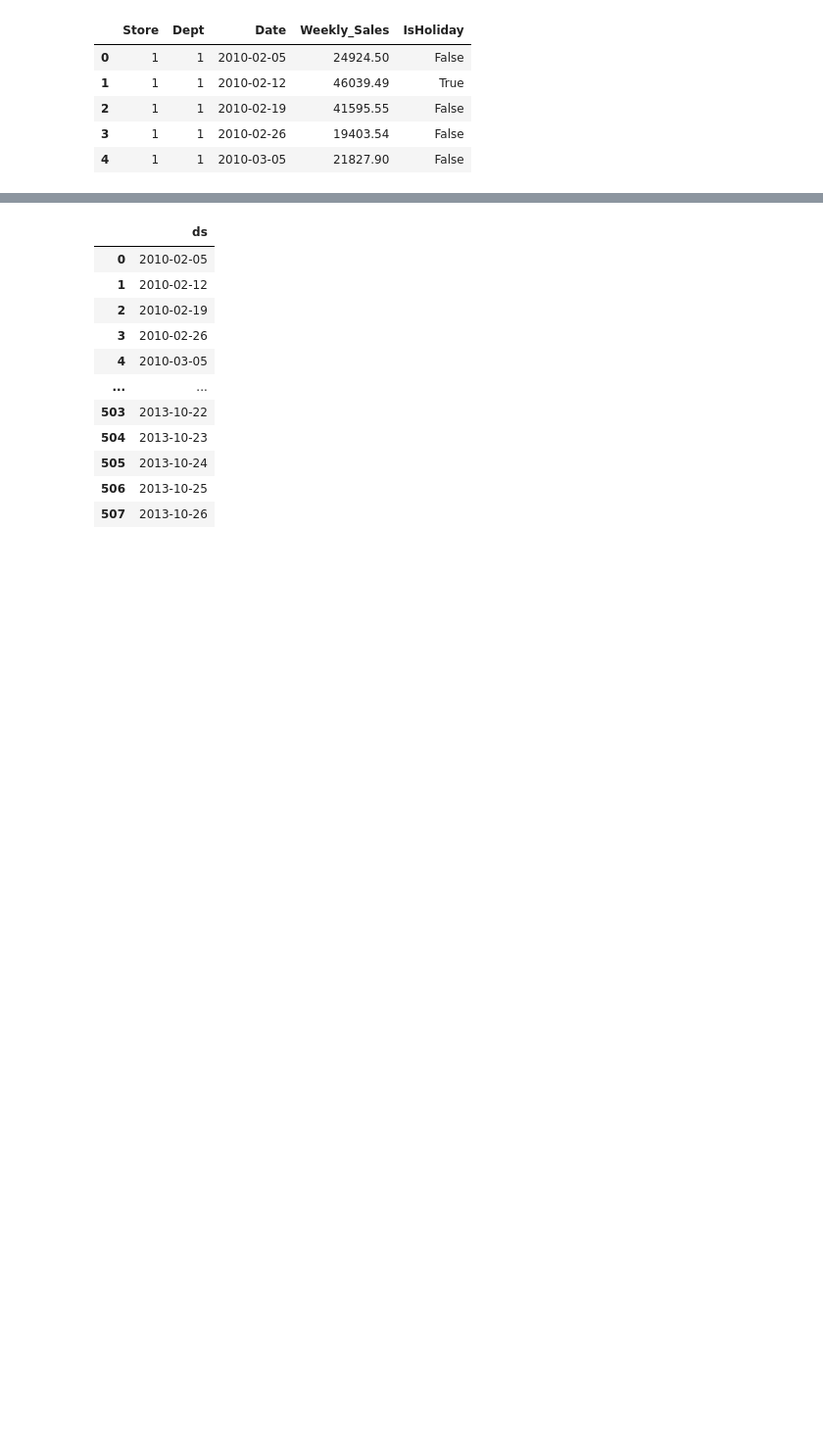
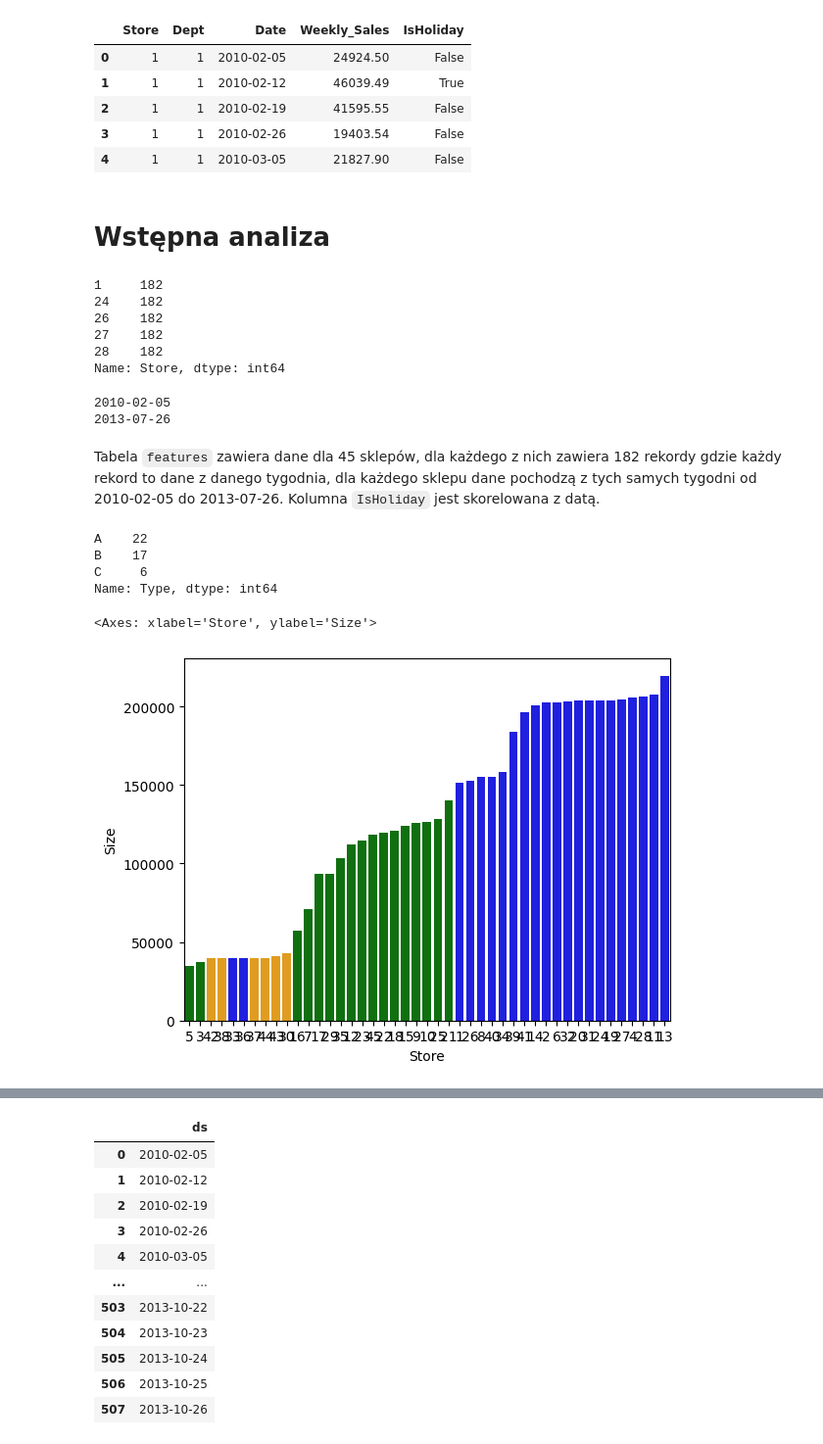
Before and after one commit to czyjtu/time-series-forecasting, a Jupyter notebook: notebooks/store-sales-data.ipynb, the cells around one changed output, grey strips where cells are left out. Shown at 98% size. Saved outputs shown, nothing was run; the diff lists cells and outputs as text; code cells hidden in the pictures; blank space fills up the shorter version.

```diff
--- a/notebooks/store-sales-data.ipynb
+++ b/notebooks/store-sales-data.ipynb
@@ -43,3 +47,43 @@ data.head()
 | 2 | 1 | 1 | 2010-02-19 | 41595.55 | False |
 | 3 | 1 | 1 | 2010-02-26 | 19403.54 | False |
 | 4 | 1 | 1 | 2010-03-05 | 21827.90 | False |
+# %% [markdown]
+# Wstępna analiza
+# %%
+features["Store"].value_counts().head()
+# %% [output]
+1     182
+24    182
+26    182
+27    182
+28    182
+Name: Store, dtype: int64
+# %%
+print(features["Date"].min())
+print(features["Date"].max())
+# %% [output]
+2010-02-05
+2013-07-26
+# %% [markdown]
+Tabela `features` zawiera dane dla 45 sklepów, dla każdego z nich zawiera 182 rekordy gdzie każdy rekord to dane z danego tygodnia, dla każdego sklepu dane pochodzą z tych samych tygodni od 2010-02-05 do 2013-07-26. Kolumna `IsHoliday` jest skorelowana z datą.
+# %%
+stores["Type"].value_counts()
+# %% [output]
+A    22
+B    17
+C     6
+Name: Type, dtype: int64
+# %%
+map_type_to_color = {
+    "A": "blue",
+    "B": "green",
+    "C": "orange",
+}
+
+plot_data = stores.sort_values(by=["Size"])
+plot_data["Store"] = plot_data["Store"].astype(str)
+plot_data["Color"] = plot_data["Type"].apply(lambda t: map_type_to_color[t])
+sns.barplot(data=plot_data, x="Store", y="Size", palette=plot_data["Color"])
+# %% [output]
+<Axes: xlabel='Store', ylabel='Size'>
+[figure, added]
```
Also changed, not shown: parts of 18 cells of this notebook.
